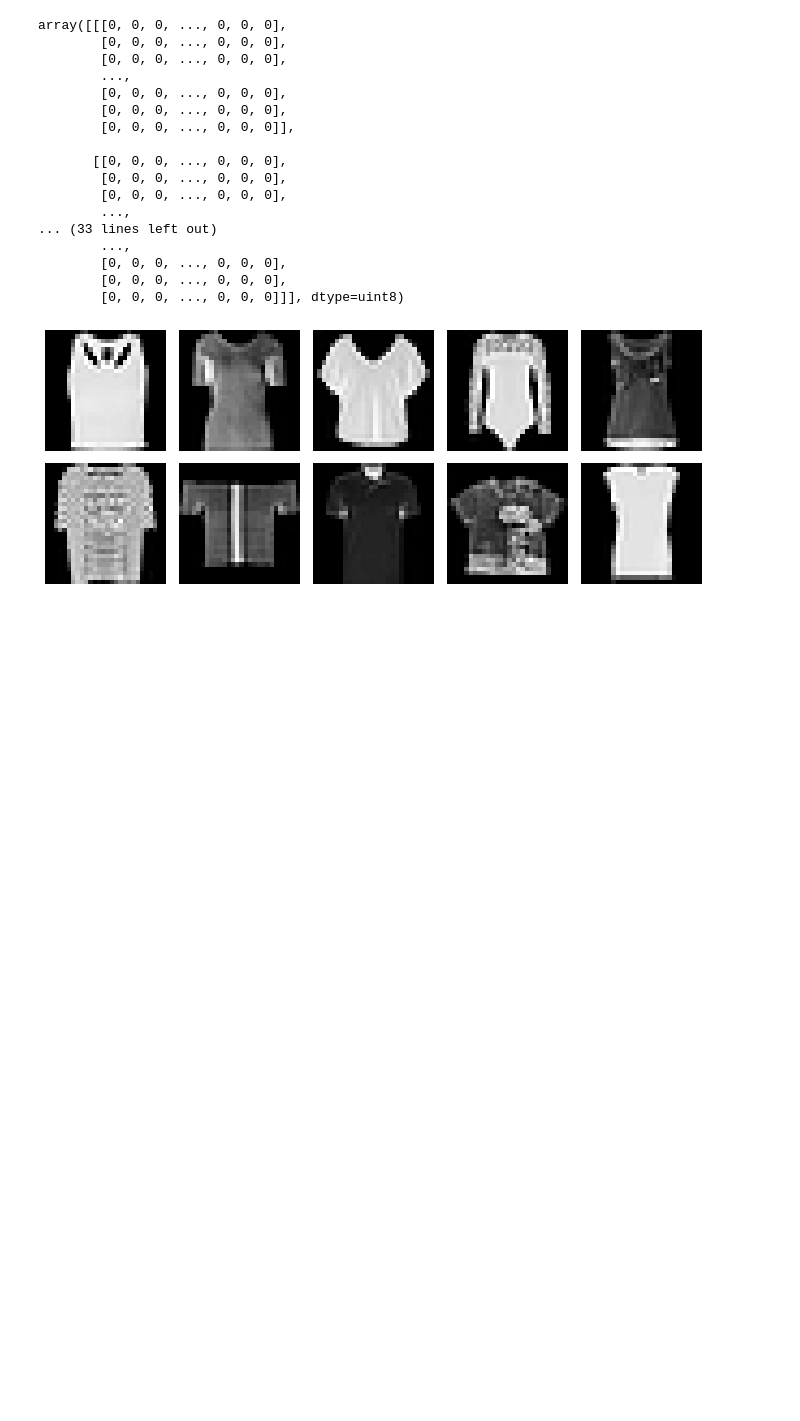
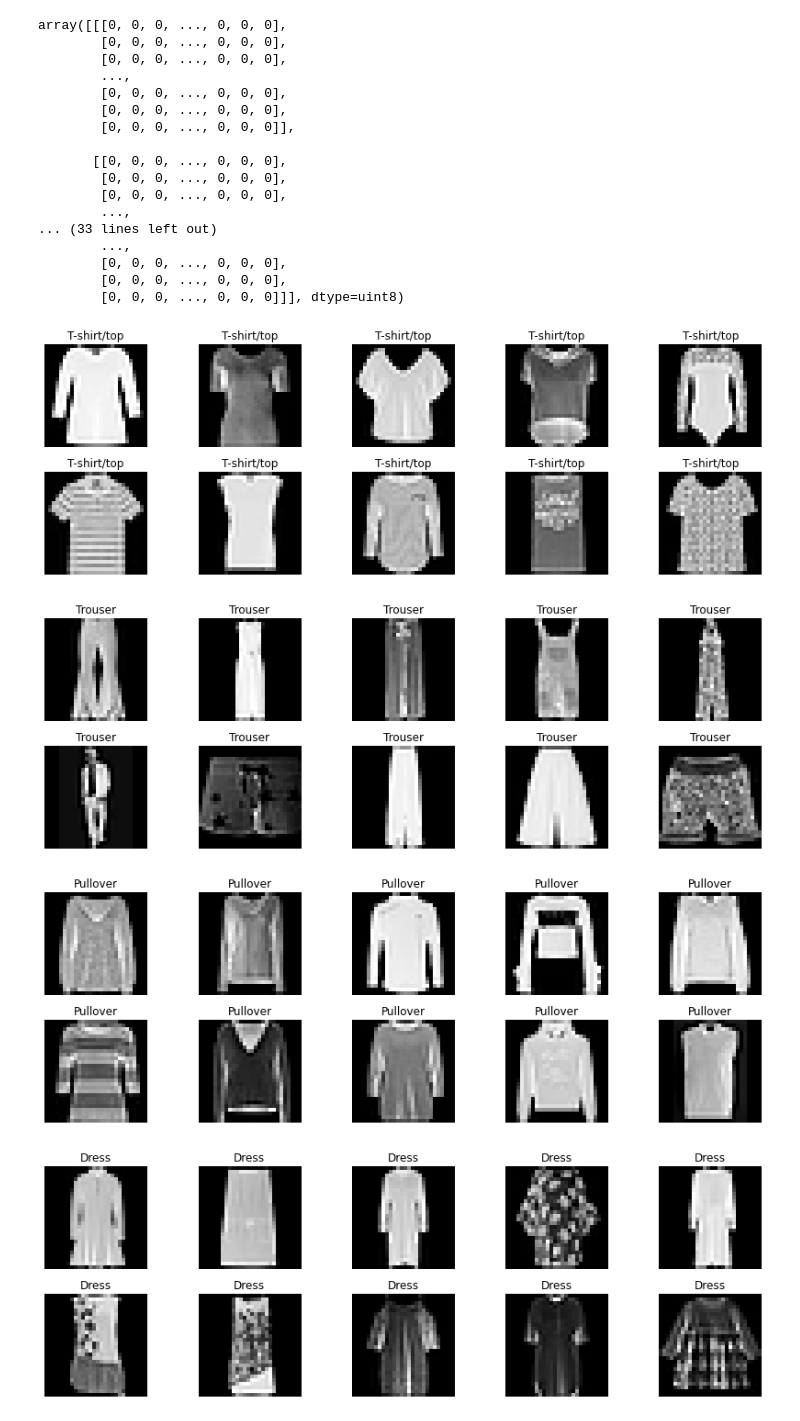
Before and after one commit to Anna-MariaSjolund/Deep-Learning-Anna-MariaSjolund, a Jupyter notebook: exercises/exercises1_MLP_classification.ipynb, the cells around one changed output. Saved outputs shown, nothing was run; the diff lists cells and outputs as text; code cells hidden in the pictures; blank space fills up the shorter version.

```diff
--- a/exercises/exercises1_MLP_classification.ipynb
+++ b/exercises/exercises1_MLP_classification.ipynb
@@ -26,15 +26,17 @@ X_train.shape, y_train.shape, X_test.shape, y_test.shape
 # %% [output]
 ((60000, 28, 28), (60000,), (10000, 28, 28), (10000,))
 # %%
-def display_images(data, nrows=2, ncols=5, figsize=(12, 4)):
+def display_images(data:np.array, nrows:int=2, ncols:int=5, figsize:tuple=(12, 4), title:str=None):
+    """Displays nrows*ncols images."""
 
     fig, axes = plt.subplots(nrows, ncols, figsize = figsize)
 
     for i, ax in enumerate(axes.flatten()):
+        ax.set_title(title)
         ax.imshow(data[i,:,:], cmap="gray") #0-9 and all rows and columns
         ax.axis("off")
 
-    fig.subplots_adjust(wspace=0, hspace=.1, bottom=0)
+    fig.tight_layout()
 # %%
 display_images(X_train)
 # %% [output]
@@ -163,7 +165,22 @@ np.save("Misclassified/incorrectly_classified_images", incorrectly_classified_im
 # %%
 with open("Misclassified/incorrectly_classified_images.npy", 'rb') as f:
     test = np.load(f)
-# %%
-display_images(test)
-# %% [output]
-[figure, removed]
+# %%
+category_name = ["T-shirt/top",
+                 "Trouser",
+                 "Pullover",
+                 "Dress",
+                 "Coat",
+                 "Sandal",
+                 "Shirt",
+                 "Sneaker",
+                 "Bag",
+                 "Ankle boot"]
+
+for category, name in zip(incorrectly_classified_indexes, category_name):
+    display_images(X_test[category], title=name)
+# %% [output]
+[figure, added]
+[figure, added]
+[figure, added]
+[figure, added]
```
Also changed, not shown: parts of 2 cells of this notebook, 1 other file.
